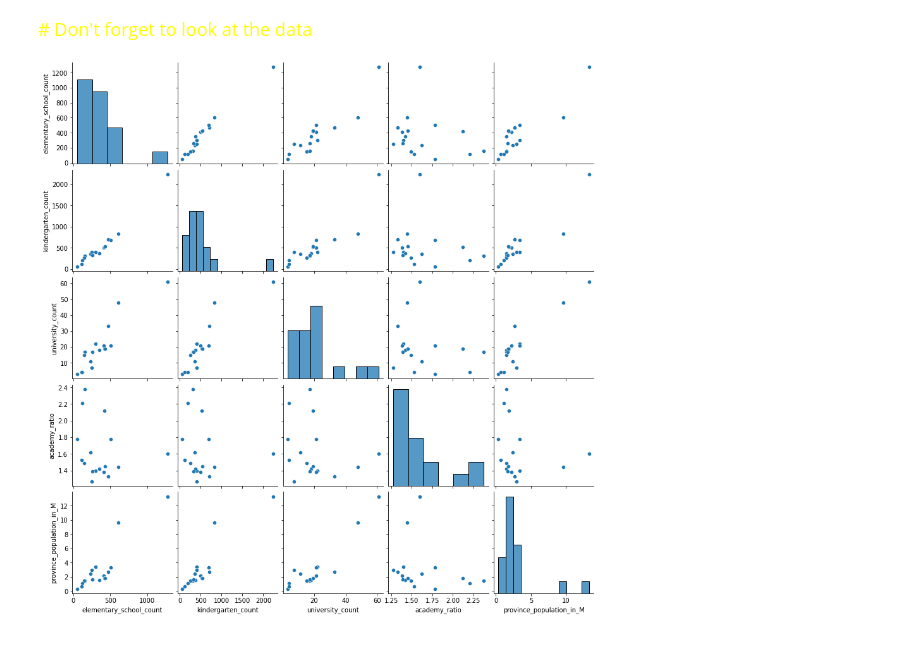
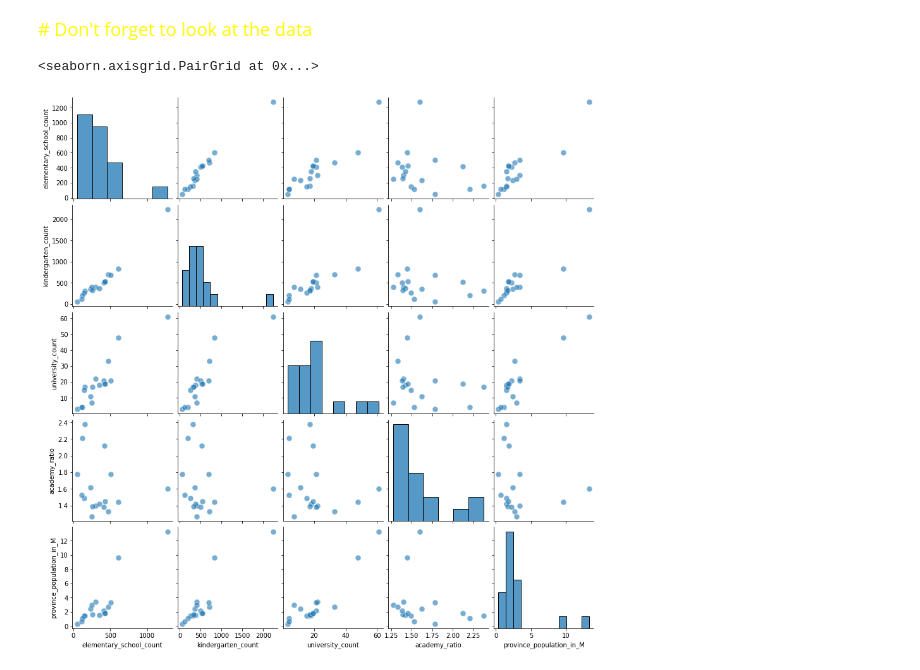
Before and after one commit to Wenjun-Mao/COVID-19-in-South-Korea-SIADS-591-Milestone-I, a Jupyter notebook: wjmao.ipynb, the cells around one changed output. Cells and saved outputs as stored; diff of their text form; code cells hidden in the pictures.

```diff
--- a/wjmao.ipynb
+++ b/wjmao.ipynb
@@ -576,7 +577,11 @@ heatmap.tick_params(axis = 'x', labelrotation=45)
 # %% [markdown]
 <font size=4 color='yellow'>
 # Don't forget to look at the data
-# %%
-sns.pairplot(region_df, height=2.5);
-# %% [output]
-[figure, removed]
+# %%
+# pairplot = sns.pairplot(region_df, height=2.5)
+sns.pairplot(region_df, corner = False, plot_kws = {'alpha': 0.6, 's':80})
+
+# plt.suptitle('region_df data checking');
+# %% [output]
+<seaborn.axisgrid.PairGrid at 0x...>
+[figure, added]
```
Also changed, not shown: parts of 3 cells of this notebook.
